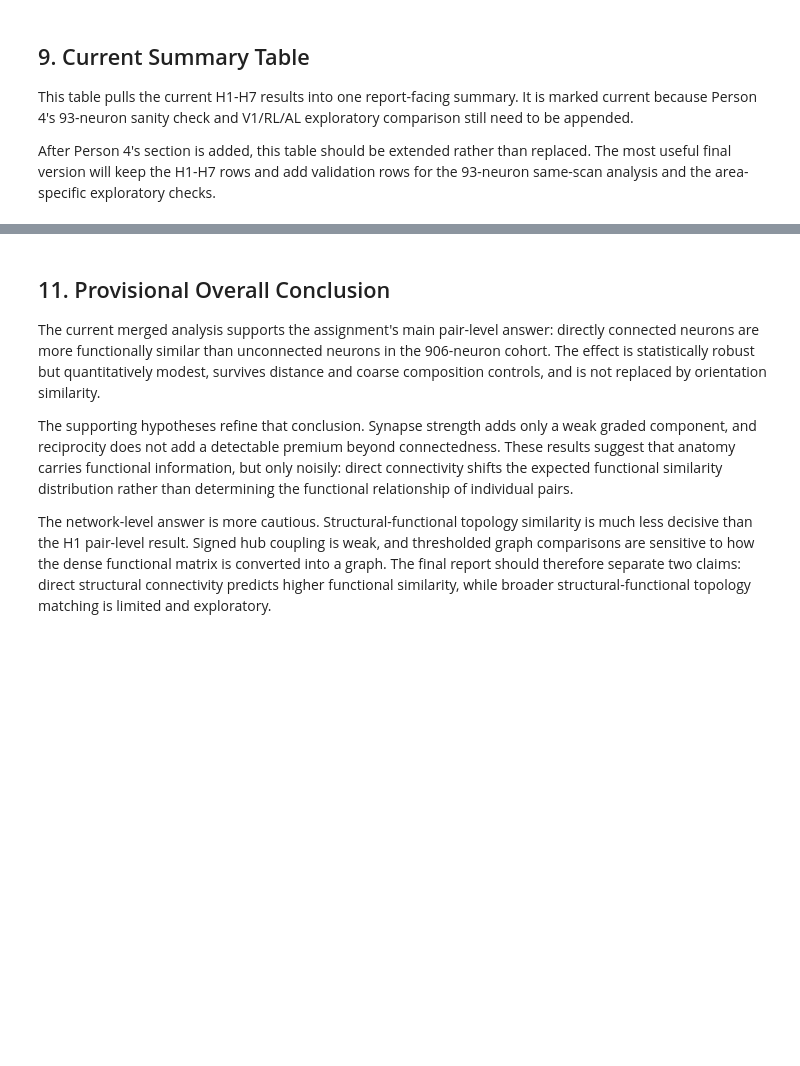
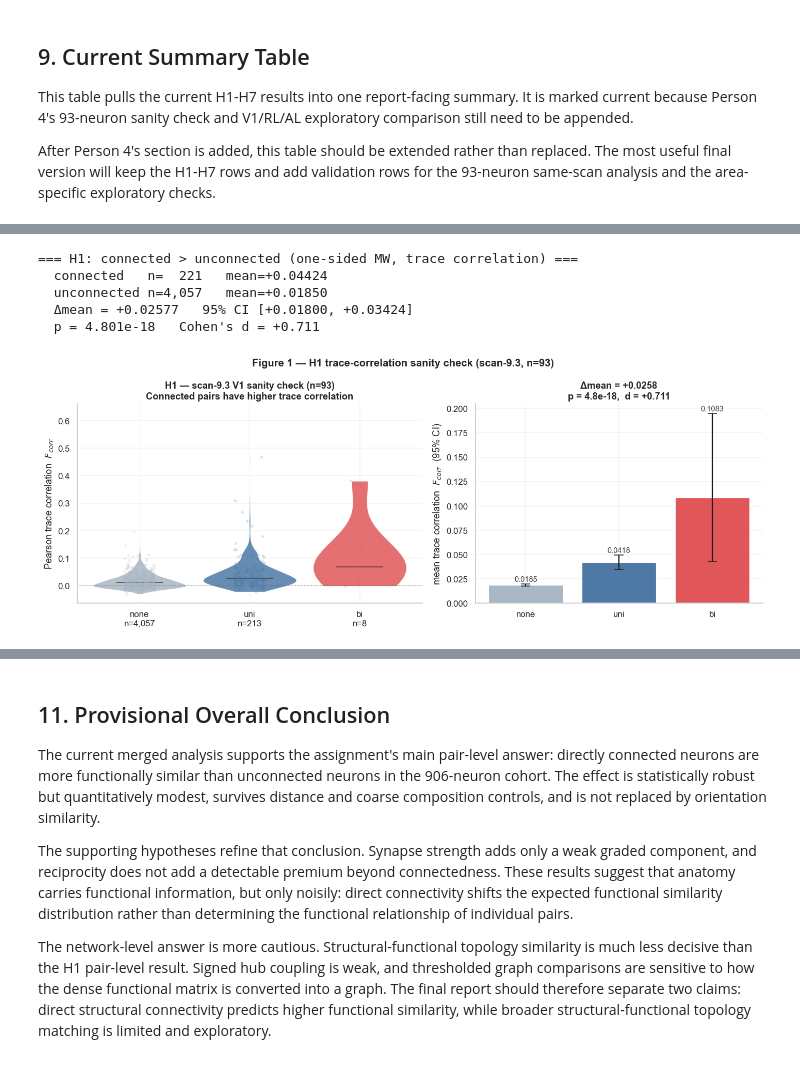
Before and after one commit to BCRLeo/Neuro, a Jupyter notebook: FINAL.ipynb, the cells around one changed output, grey strips where cells are left out. Cells and saved outputs as stored; diff of their text form; code cells hidden in the pictures; blank space fills up the shorter version.

Commit message:
merged the 93 neurons and brain areas analysis into FINAL notebook

```diff
--- a/FINAL.ipynb
+++ b/FINAL.ipynb
@@ -2178,0 +2282,12 @@ This section should be written as validation and scope extension. It should not
+# %%
+F93     = np.load('outputs/functional_network/F_correlation_matrix.npy')
+cohort  = pd.read_csv('outputs/functional_network/functional_cohort.csv')
+nodes93 = pd.read_csv('data/exports/G_93_nodes.csv')
+edges93 = pd.read_csv('data/exports/G_93_edges.csv')
+
+print(f'F93 shape (trace-corr matrix) : {F93.shape}')
+print(f'Cohort neurons                : {len(cohort)}')
+print(f'Structural edges              : {len(edges93)}')
+print(f'F93 off-diag range            : '
+      f'[{F93[~np.eye(93,dtype=bool)].min():.4f}, '
+      f'{F93[~np.eye(93,dtype=bool)].max():.4f}]')
@@ -2178,0 +2393,60 @@ This section should be written as validation and scope extension. It should not
+# %%
+f_none = pairs.loc[pairs.conn_type == 'none', 'f_corr'].to_numpy()
+f_uni  = pairs.loc[pairs.conn_type == 'uni',  'f_corr'].to_numpy()
+f_bi   = pairs.loc[pairs.conn_type == 'bi',   'f_corr'].to_numpy()
+f_conn = pairs.loc[pairs.connected,            'f_corr'].to_numpy()
+
+r_h1 = mw_row('conn vs none', f_conn, f_none)
+print('=== H1: connected > unconnected (one-sided MW, trace correlation) ===')
+print(f'  connected   n={r_h1["n_conn"]:>5,}   mean={r_h1["mean_conn"]:+.5f}')
+print(f'  unconnected n={r_h1["n_ctrl"]:>5,}   mean={r_h1["mean_ctrl"]:+.5f}')
+print(f'  Δmean = {r_h1["mean_diff"]:+.5f}   95% CI [{r_h1["ci_lo"]:+.5f}, {r_h1["ci_hi"]:+.5f}]')
+print(f'  p = {r_h1["p_one_sided"]:.3e}   Cohen\'s d = {r_h1["cohens_d"]:+.3f}')
+
+fig, axes = plt.subplots(1, 2, figsize=(13, 5), gridspec_kw={'width_ratios': [1.2, 1]})
+
+ax = axes[0]
+data_v = [f_none, f_uni, f_bi]
+parts = ax.violinplot(data_v, positions=[1, 2, 3], showmedians=True, showextrema=False, widths=0.85)
+for k, pc in enumerate(parts['bodies']):
+    pc.set_facecolor(PAL_CONN[ORDER_CONN[k]]); pc.set_edgecolor('white'); pc.set_alpha(0.85)
+for key in ('cmedians', 'cbars', 'cmins', 'cmaxes'):
+    if key in parts:
+        parts[key].set_color('0.25'); parts[key].set_linewidth(1.0)
+for k, (dv, cv) in enumerate(zip(data_v, [PAL_CONN[g] for g in ORDER_CONN])):
+    np.random.seed(k)
+    jit = np.random.uniform(-0.14, 0.14, min(len(dv), 400))
+    smp = np.random.choice(dv, min(len(dv), 400), replace=False)
+    ax.scatter(np.full(len(smp), k+1) + jit, smp, alpha=0.15, s=7, color=cv, zorder=3)
+ax.set_xticks([1, 2, 3])
+ax.set_xticklabels([f'none\nn={len(f_none):,}', f'uni\nn={len(f_uni):,}', f'bi\nn={len(f_bi):,}'])
+ax.set_ylabel('Pearson trace correlation  $F_{corr}$')
+ax.set_title('H1 — scan-9.3 V1 sanity check (n=93)\nConnected pairs have higher trace correlation')
+ax.axhline(0, color='0.4', lw=0.7, ls=':')
+
+ax2 = axes[1]
+rng = np.random.default_rng(42)
+means_b, los_b, his_b = [], [], []
+for gd in data_v:
+    bm = rng.choice(gd, (4000, len(gd)), replace=True).mean(1)
+    means_b.append(gd.mean()); los_b.append(np.percentile(bm, 2.5)); his_b.append(np.percentile(bm, 97.5))
+ax2.bar(np.arange(3), means_b,
+        yerr=[np.array(means_b)-np.array(los_b), np.array(his_b)-np.array(means_b)],
+        color=[PAL_CONN[g] for g in ORDER_CONN], edgecolor='white', linewidth=0.8, capsize=6)
+for k, (m_, h_) in enumerate(zip(means_b, his_b)):
+    ax2.text(k, h_ + 0.001, f'{m_:.4f}', ha='center', va='bottom', fontsize=9.5, color='0.25')
+ax2.set_xticks(np.arange(3)); ax2.set_xticklabels(ORDER_CONN)
+ax2.set_ylabel('mean trace correlation  $F_{corr}$  (95% CI)')
+ax2.set_title(f'Δmean = {r_h1["mean_diff"]:+.4f}\np = {r_h1["p_one_sided"]:.1e},  d = {r_h1["cohens_d"]:+.3f}')
+
+plt.suptitle('Figure 1 — H1 trace-correlation sanity check (scan-9.3, n=93)', fontweight='bold')
+plt.tight_layout(); plt.show()
+
+H1_RESULT = r_h1 | {'cohort': '93-neuron scan-9.3', 'measure': 'trace_correlation'}
+# %% [output]
+=== H1: connected > unconnected (one-sided MW, trace correlation) ===
+  connected   n=  221   mean=+0.04424
+  unconnected n=4,057   mean=+0.01850
+  Δmean = +0.02577   95% CI [+0.01800, +0.03424]
+  p = 4.801e-18   Cohen's d = +0.711
+[figure, added]
```
Also changed, not shown: parts of 28 cells of this notebook, 1 other file.
